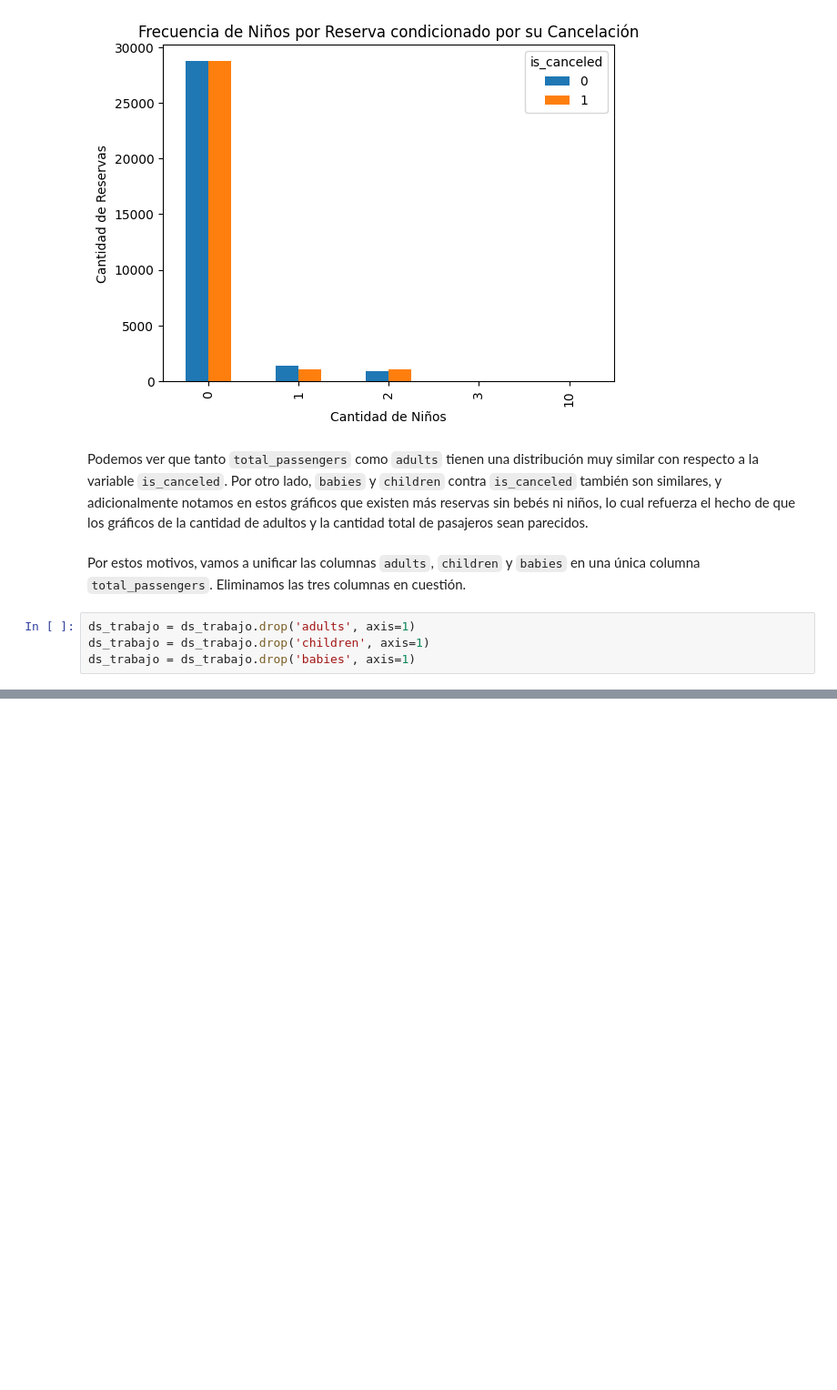
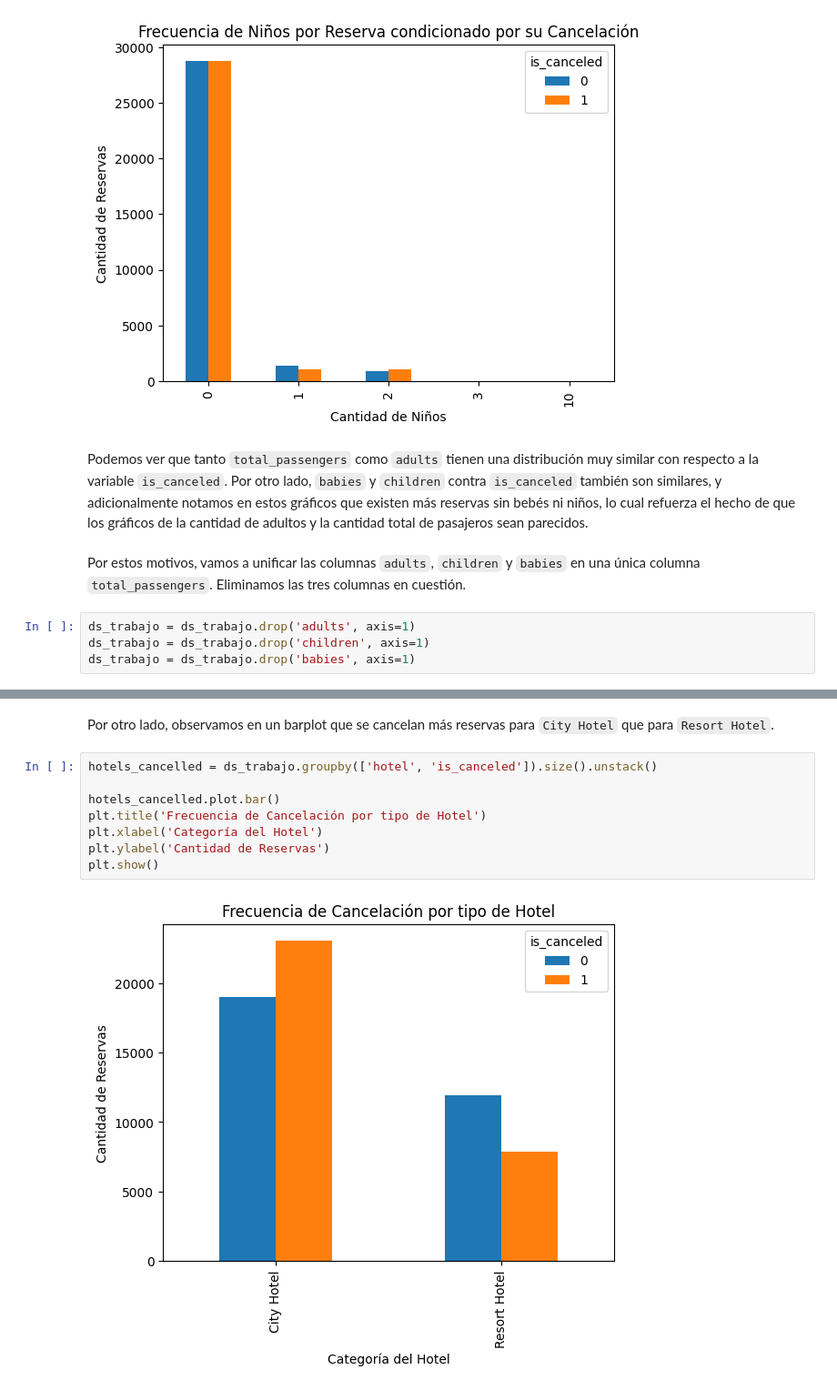
Before and after one commit to mrinkspot/Data-Science-and-Machine-Learning-Projects, a Jupyter notebook: notebook_tp.ipynb, the cells around one changed output, grey strips where cells are left out. Shown: that part at 91% size. Cells and saved outputs as stored; diff of their text form; blank space fills up the shorter version.

```diff
--- a/notebook_tp.ipynb
+++ b/notebook_tp.ipynb
@@ -589,0 +630,12 @@ ds_trabajo = ds_trabajo.drop('babies', axis=1)
+# %% [markdown]
+Por otro lado, observamos en un barplot que se cancelan más reservas para `City Hotel` que para `Resort Hotel`.
+# %%
+hotels_cancelled = ds_trabajo.groupby(['hotel', 'is_canceled']).size().unstack()
+
+hotels_cancelled.plot.bar()
+plt.title('Frecuencia de Cancelación por tipo de Hotel')
+plt.xlabel('Categoría del Hotel')
+plt.ylabel('Cantidad de Reservas')
+plt.show()
+# %% [output]
+[figure, added]
```
Also changed, not shown: parts of 8 cells of this notebook.
